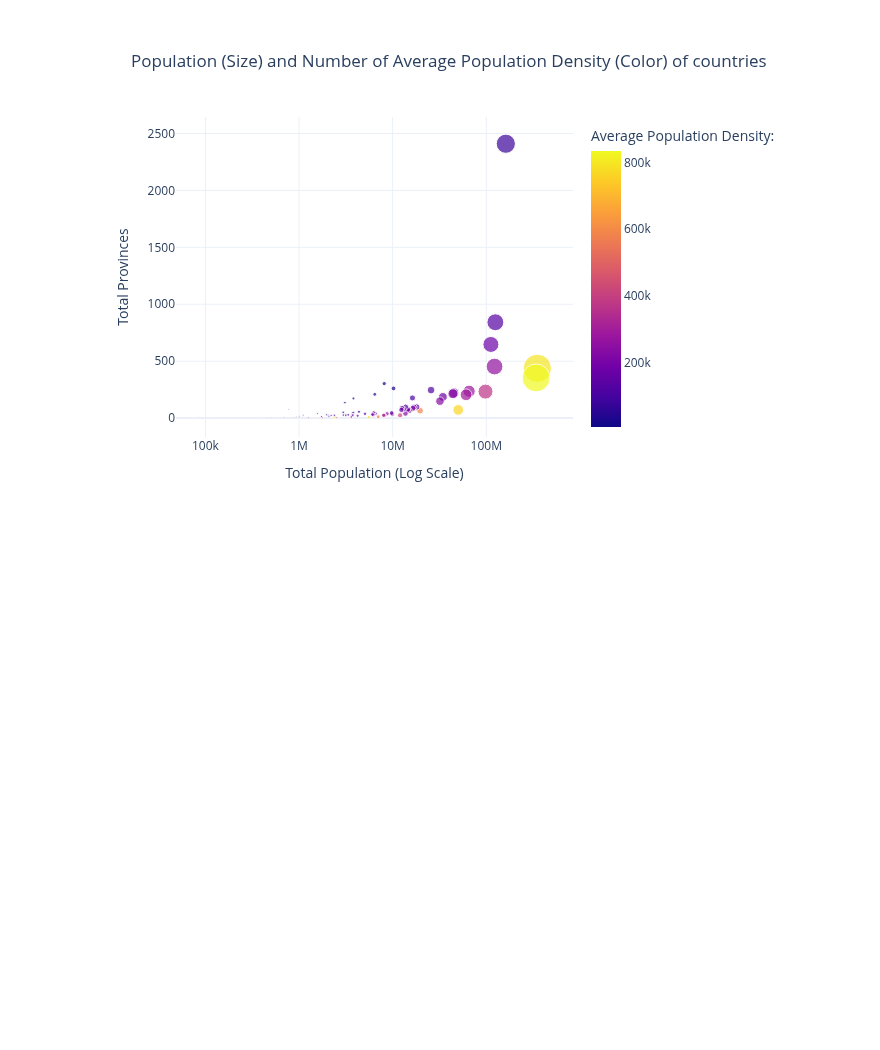
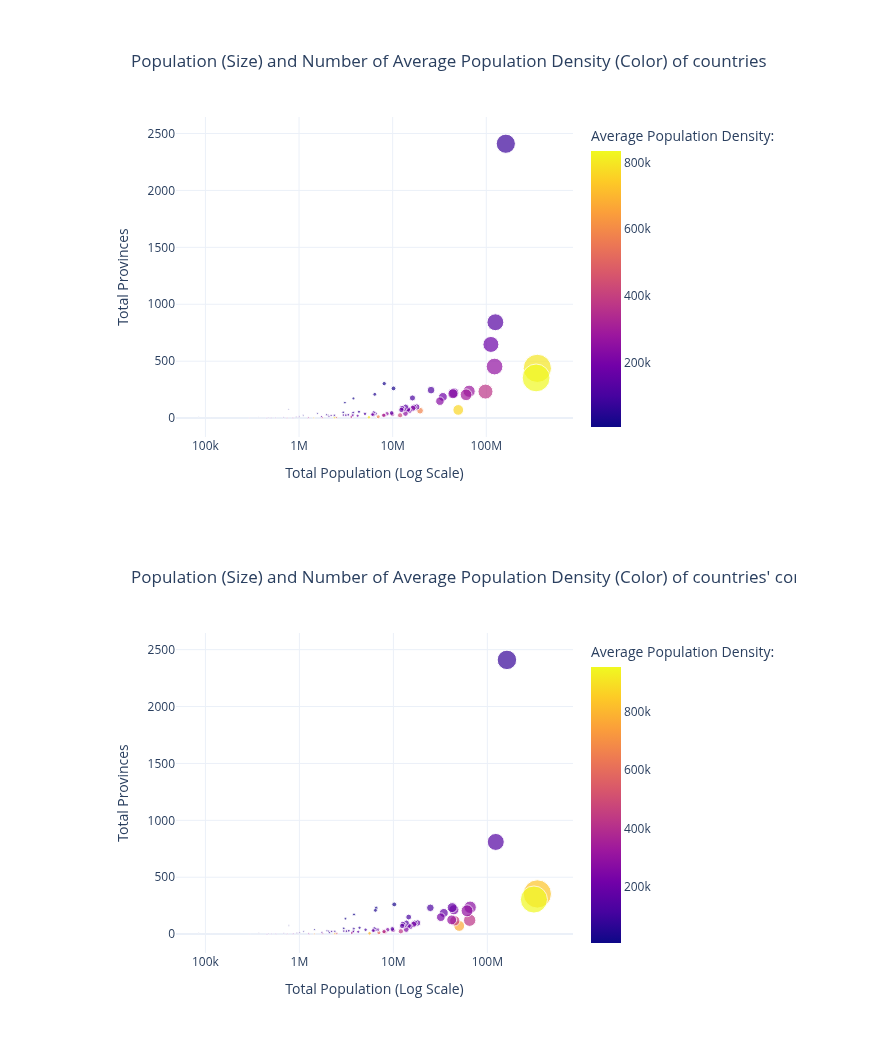
Before and after one commit to KhoiLeDinh/HOI4-Resources-Database-Analysis-Project, a Jupyter notebook: notebooks/analysis.ipynb, the cells around one changed output. Cells and saved outputs as stored; diff of their text form; code cells hidden in the pictures; blank space fills up the shorter version.

```diff
--- a/notebooks/analysis.ipynb
+++ b/notebooks/analysis.ipynb
@@ -99,6 +99,42 @@ fig_bubble = px.scatter(
 fig_bubble.show()
 # %% [output]
 [figure]
+# %%
+query_core_population = """
+SELECT
+    c.country_name,
+    c.country_tag,
+    SUM(s.provinces_count) AS total_provinces,
+    SUM(s.population) AS total_population,
+    ROUND(AVG(s.population_density))::INT AS avg_population_density
+FROM fact_state_1_14_5 s
+JOIN dim_country c ON s.owner_tag = c.country_tag
+WHERE state_status = 'Core'
+GROUP BY c.country_name, c.country_tag
+ORDER BY total_population DESC;
+"""
+
+df_core_pop = pd.read_sql(query_core_population, engine)
+
+fig_bubble = px.scatter(
+    df_core_pop.head(84),
+    x="total_population",
+    y="total_provinces",
+    size="total_population",
+    color="avg_population_density",
+    hover_name="country_name",
+    log_x=True,
+    title="Population (Size) and Number of Average Population Density (Color) of countries' cores",
+    labels={
+        "total_population": "Total Population (Log Scale)",
+        "total_provinces": "Total Provinces",
+        "avg_population_density": "Average Population Density: "
+    },
+    template="plotly_white"
+)
+fig_bubble.show()
+# %% [output]
+[figure, added]
 # %%
 query_steel="""
 SELECT
```
Also changed, not shown: parts of 4 cells of this notebook.
